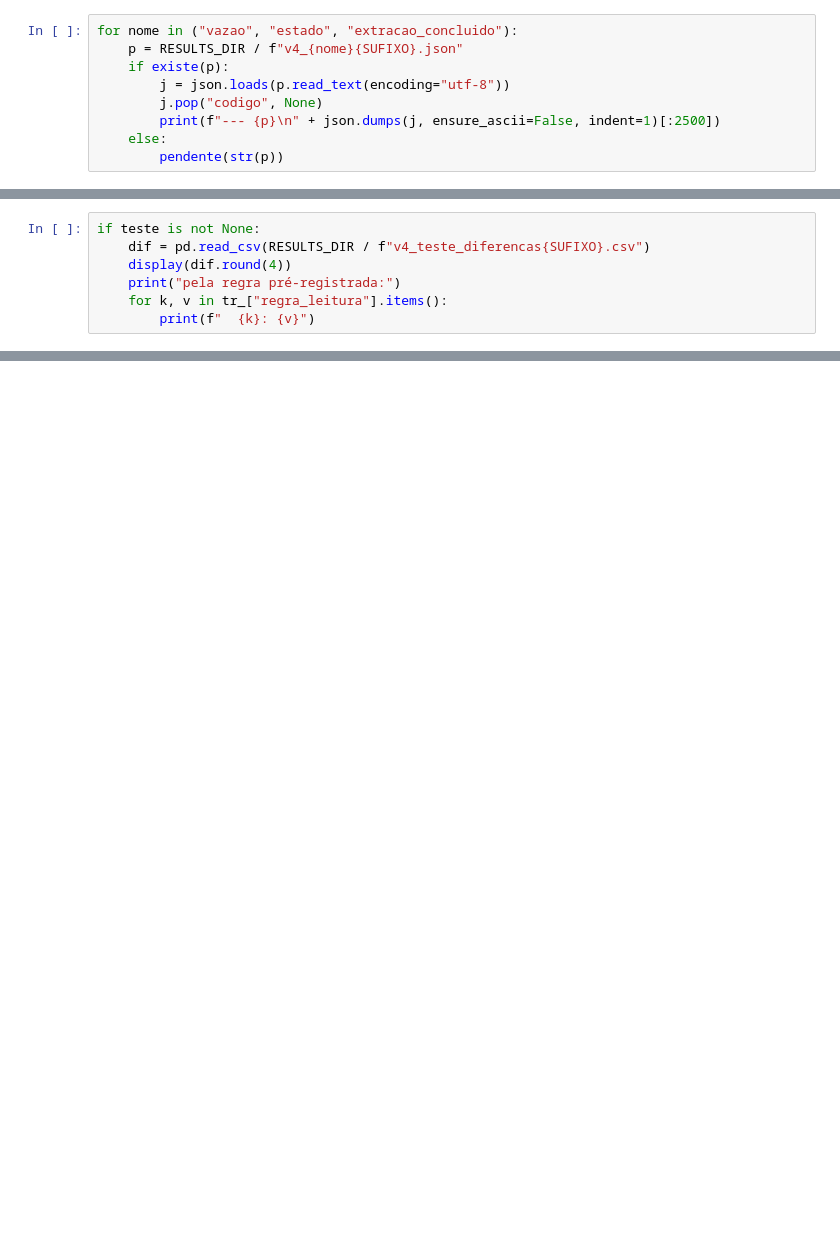
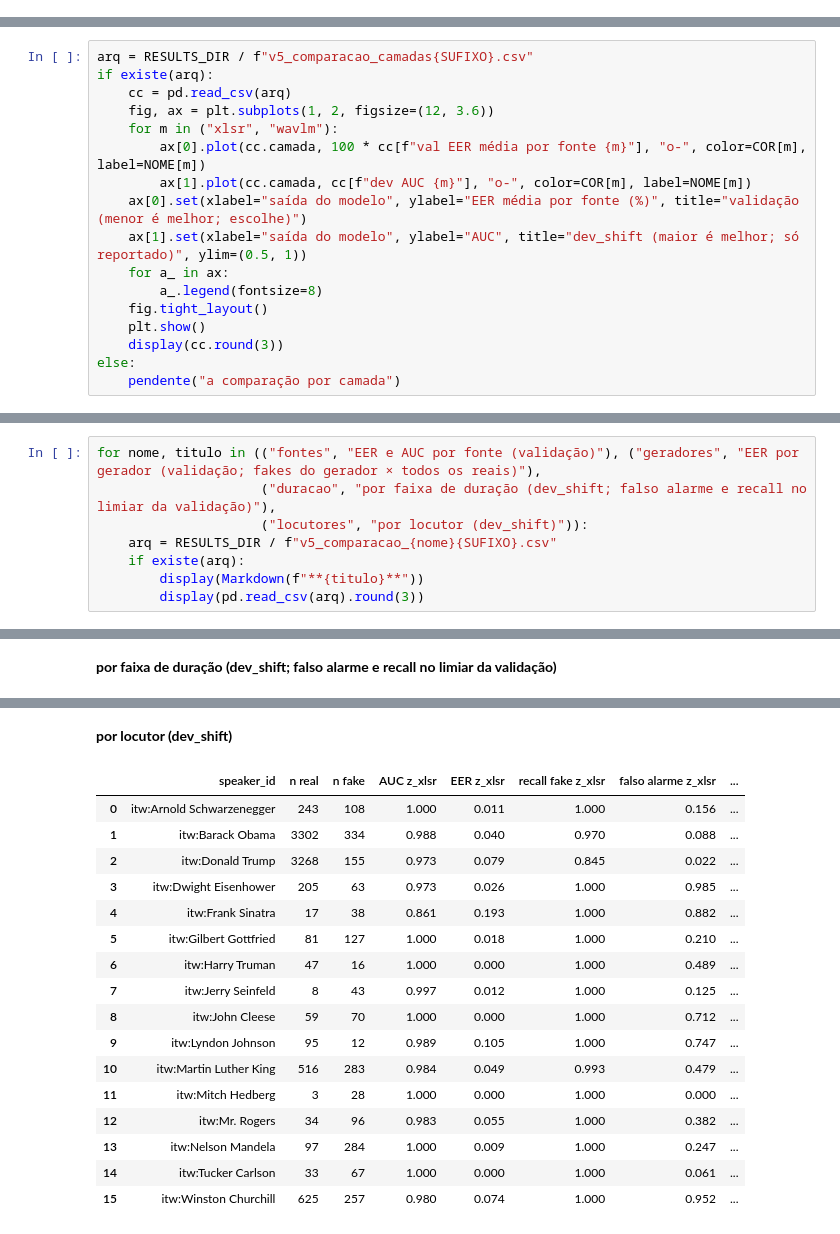
Before and after one commit to FredericoAyres/projeto_final_AI, a Jupyter notebook: notebook.ipynb, the cells around one changed output, grey strips where cells are left out. Saved outputs shown, nothing was run; the diff lists cells and outputs as text; blank space fills up the shorter version.

```diff
--- a/notebook.ipynb
+++ b/notebook.ipynb
@@ -418,9 +0,0 @@ cortes desfeitos (sobrava < 0.5 s): 33 de 70613 | erros de leitura: 0
-# %%
-for nome in ("vazao", "estado", "extracao_concluido"):
-    p = RESULTS_DIR / f"v4_{nome}{SUFIXO}.json"
-    if existe(p):
-        j = json.loads(p.read_text(encoding="utf-8"))
-        j.pop("codigo", None)
-        print(f"--- {p}\n" + json.dumps(j, ensure_ascii=False, indent=1)[:2500])
-    else:
-        pendente(str(p))
@@ -807,7 +0,0 @@ if teste is not None:
-# %%
-if teste is not None:
-    dif = pd.read_csv(RESULTS_DIR / f"v4_teste_diferencas{SUFIXO}.csv")
-    display(dif.round(4))
-    print("pela regra pré-registrada:")
-    for k, v in tr_["regra_leitura"].items():
-        print(f"  {k}: {v}")
@@ -889,0 +364,17 @@ extracao: {'horas_extracao_acumuladas': 0.413, 'parou_por': 'plano completo', 'p
+# %%
+arq = RESULTS_DIR / f"v5_comparacao_camadas{SUFIXO}.csv"
+if existe(arq):
+    cc = pd.read_csv(arq)
+    fig, ax = plt.subplots(1, 2, figsize=(12, 3.6))
+    for m in ("xlsr", "wavlm"):
+        ax[0].plot(cc.camada, 100 * cc[f"val EER média por fonte {m}"], "o-", color=COR[m], label=NOME[m])
+        ax[1].plot(cc.camada, cc[f"dev AUC {m}"], "o-", color=COR[m], label=NOME[m])
+    ax[0].set(xlabel="saída do modelo", ylabel="EER média por fonte (%)", title="validação (menor é melhor; escolhe)")
+    ax[1].set(xlabel="saída do modelo", ylabel="AUC", title="dev_shift (maior é melhor; só reportado)", ylim=(0.5, 1))
+    for a_ in ax:
+        a_.legend(fontsize=8)
+    fig.tight_layout()
+    plt.show()
+    display(cc.round(3))
+else:
+    pendente("a comparação por camada")
@@ -889,0 +483,9 @@ extracao: {'horas_extracao_acumuladas': 0.413, 'parou_por': 'plano completo', 'p
+# %%
+for nome, titulo in (("fontes", "EER e AUC por fonte (validação)"), ("geradores", "EER por gerador (validação; fakes do gerador × todos os reais)"),
+                     ("duracao", "por faixa de duração (dev_shift; falso alarme e recall no limiar da validação)"),
+                     ("locutores", "por locutor (dev_shift)")):
+    arq = RESULTS_DIR / f"v5_comparacao_{nome}{SUFIXO}.csv"
+    if existe(arq):
+        display(Markdown(f"**{titulo}**"))
+        display(pd.read_csv(arq).round(3))
+# %% [output]
@@ -889,0 +516 @@ extracao: {'horas_extracao_acumuladas': 0.413, 'parou_por': 'plano completo', 'p
+**por faixa de duração (dev_shift; falso alarme e recall no limiar da validação)**
@@ -889,0 +521,18 @@ extracao: {'horas_extracao_acumuladas': 0.413, 'parou_por': 'plano completo', 'p
+**por locutor (dev_shift)**
+|  | speaker_id | n real | n fake | AUC z_xlsr | EER z_xlsr | recall fake z_xlsr | falso alarme z_xlsr | ... |
+| 0 | itw:Arnold Schwarzenegger | 243 | 108 | 1.000 | 0.011 | 1.000 | 0.156 | ... |
+| 1 | itw:Barack Obama | 3302 | 334 | 0.988 | 0.040 | 0.970 | 0.088 | ... |
+| 2 | itw:Donald Trump | 3268 | 155 | 0.973 | 0.079 | 0.845 | 0.022 | ... |
+| 3 | itw:Dwight Eisenhower | 205 | 63 | 0.973 | 0.026 | 1.000 | 0.985 | ... |
+| 4 | itw:Frank Sinatra | 17 | 38 | 0.861 | 0.193 | 1.000 | 0.882 | ... |
+| 5 | itw:Gilbert Gottfried | 81 | 127 | 1.000 | 0.018 | 1.000 | 0.210 | ... |
+| 6 | itw:Harry Truman | 47 | 16 | 1.000 | 0.000 | 1.000 | 0.489 | ... |
+| 7 | itw:Jerry Seinfeld | 8 | 43 | 0.997 | 0.012 | 1.000 | 0.125 | ... |
+| 8 | itw:John Cleese | 59 | 70 | 1.000 | 0.000 | 1.000 | 0.712 | ... |
+| 9 | itw:Lyndon Johnson | 95 | 12 | 0.989 | 0.105 | 1.000 | 0.747 | ... |
+| 10 | itw:Martin Luther King | 516 | 283 | 0.984 | 0.049 | 0.993 | 0.479 | ... |
+| 11 | itw:Mitch Hedberg | 3 | 28 | 1.000 | 0.000 | 1.000 | 0.000 | ... |
+| 12 | itw:Mr. Rogers | 34 | 96 | 0.983 | 0.055 | 1.000 | 0.382 | ... |
+| 13 | itw:Nelson Mandela | 97 | 284 | 1.000 | 0.009 | 1.000 | 0.247 | ... |
+| 14 | itw:Tucker Carlson | 33 | 67 | 1.000 | 0.000 | 1.000 | 0.061 | ... |
+| 15 | itw:Winston Churchill | 625 | 257 | 0.980 | 0.074 | 1.000 | 0.952 | ... |
```
Also changed, not shown: parts of 86 cells of this notebook, 37 other files.
